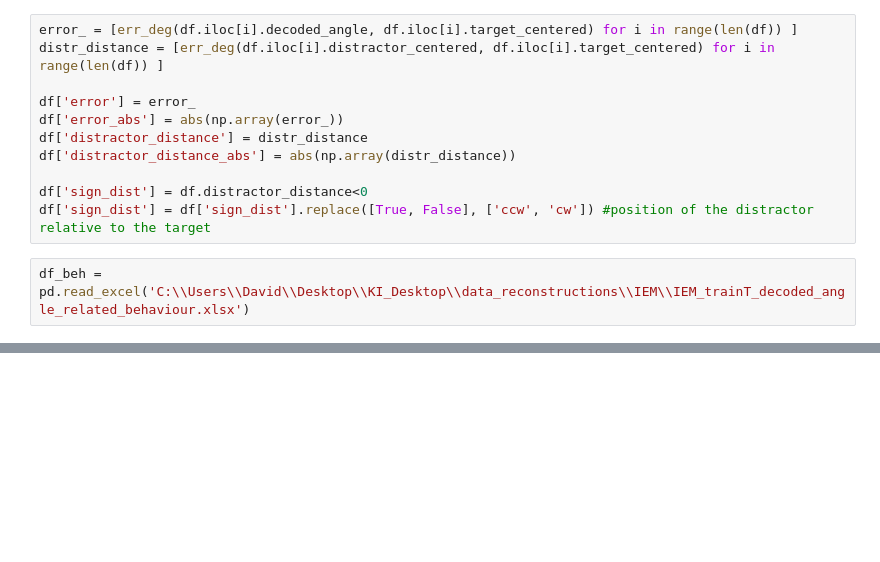
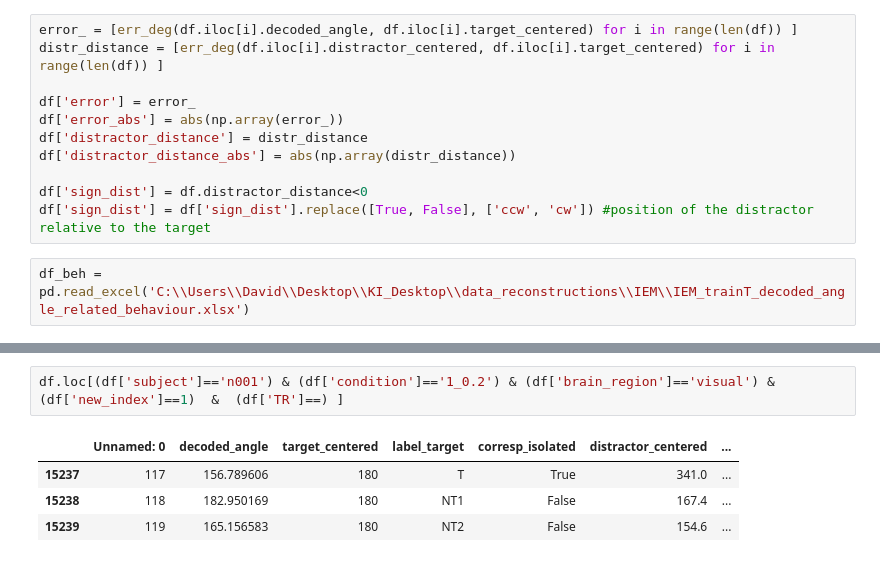
Before and after one commit to davidbestue/encoding, a Jupyter notebook: scripts/plots/IEM/Angle_decoding_correlations.ipynb, the cells around one changed output, grey strips where cells are left out. Cells and saved outputs as stored; diff of their text form; blank space fills up the shorter version.

```diff
--- a/scripts/plots/IEM/Angle_decoding_correlations.ipynb
+++ b/scripts/plots/IEM/Angle_decoding_correlations.ipynb
@@ -45,0 +73,7 @@ df.head(5)
+# %%
+df.loc[(df['subject']=='n001') & (df['condition']=='1_0.2') & (df['brain_region']=='visual') &  (df['new_index']==1)  &  (df['TR']==) ]
+# %% [output]
+|  | Unnamed: 0 | decoded_angle | target_centered | label_target | corresp_isolated | distractor_centered | ... |
+| 15237 | 117 | 156.789606 | 180 | T | True | 341.0 | ... |
+| 15238 | 118 | 182.950169 | 180 | NT1 | False | 167.4 | ... |
+| 15239 | 119 | 165.156583 | 180 | NT2 | False | 154.6 | ... |
```
Also changed, not shown: parts of 10 cells of this notebook.
